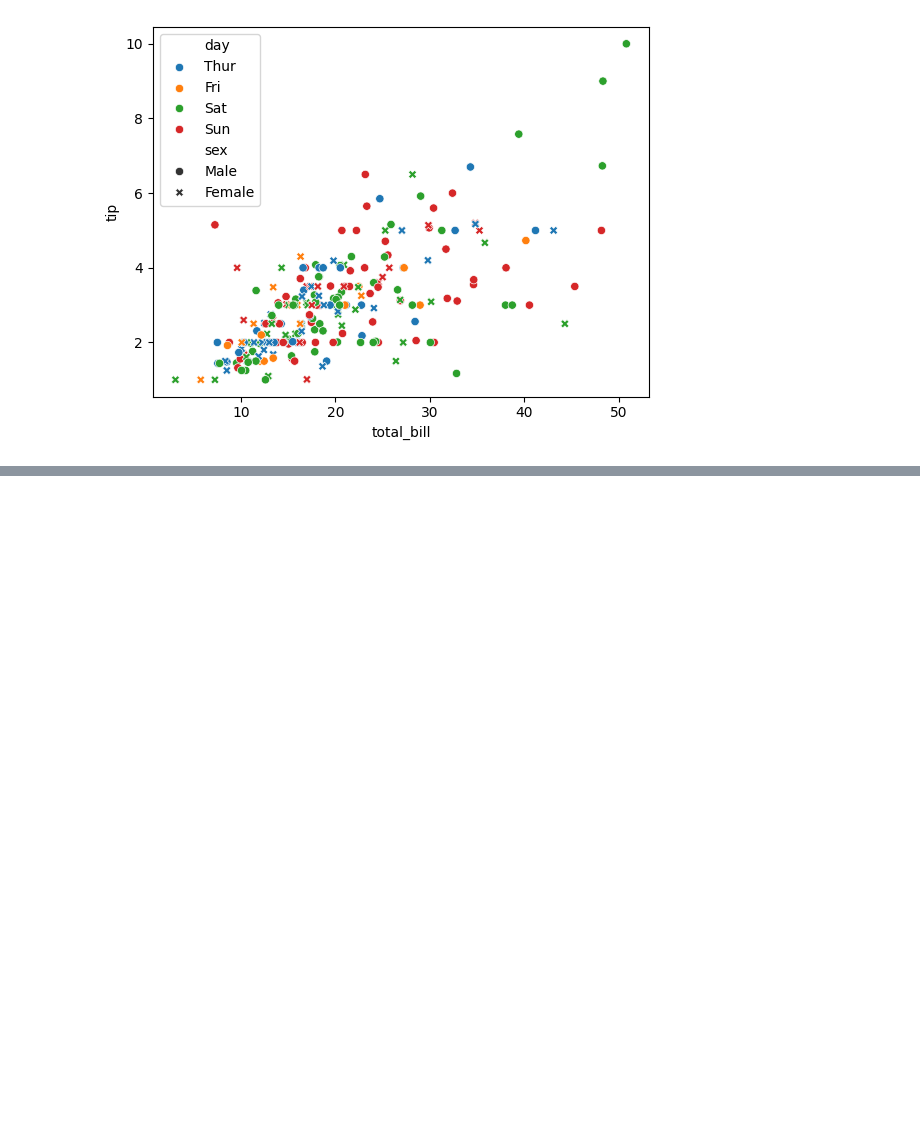
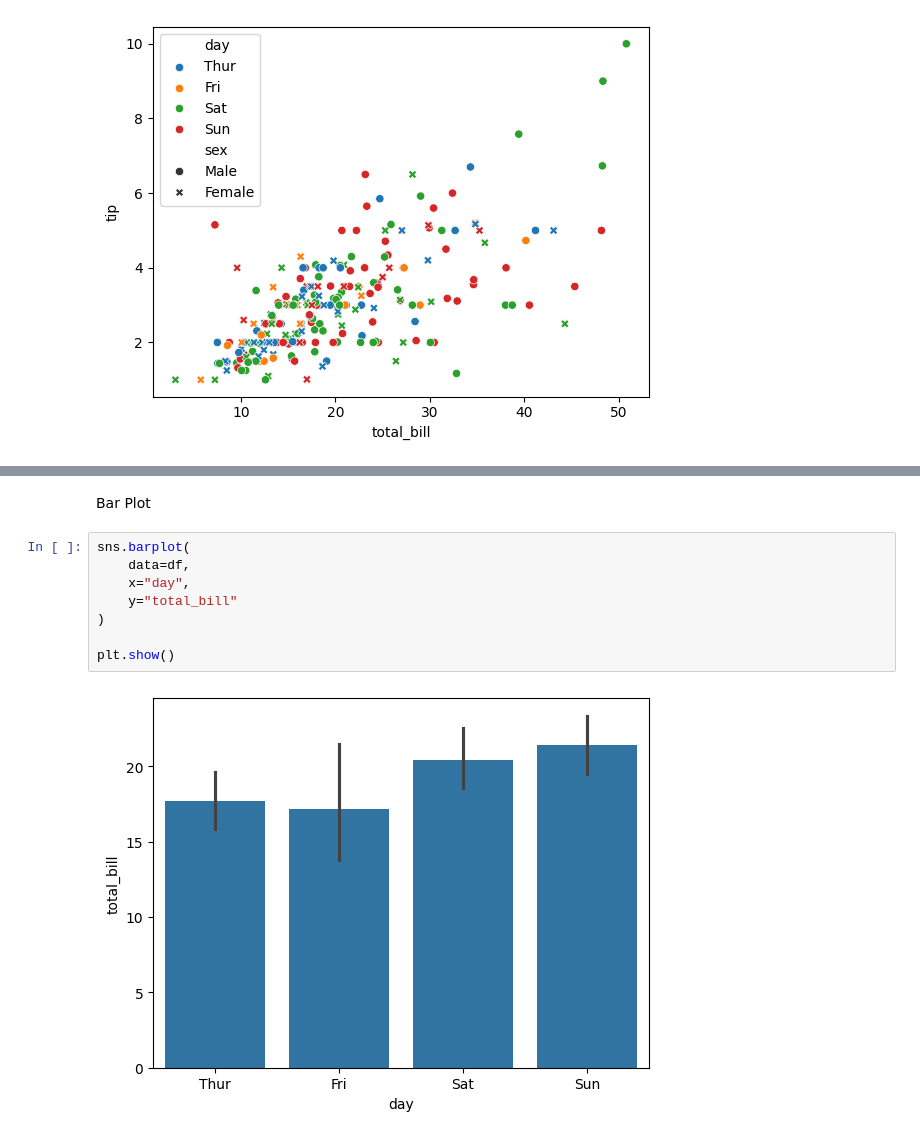
Before and after one commit to skarchana-ai/Matplotlib--Basics, a Jupyter notebook: Seaborn.ipynb, the cells around one changed output, grey strips where cells are left out. Saved outputs shown, nothing was run; the diff lists cells and outputs as text; blank space fills up the shorter version.

```diff
--- a/Seaborn.ipynb
+++ b/Seaborn.ipynb
@@ -132,0 +155,12 @@ plt.show()
+# %% [markdown]
+Bar Plot
+# %%
+sns.barplot(
+    data=df,
+    x="day",
+    y="total_bill"
+)
+
+plt.show()
+# %% [output]
+[figure, added]
```
Also changed, not shown: parts of 26 cells of this notebook.
